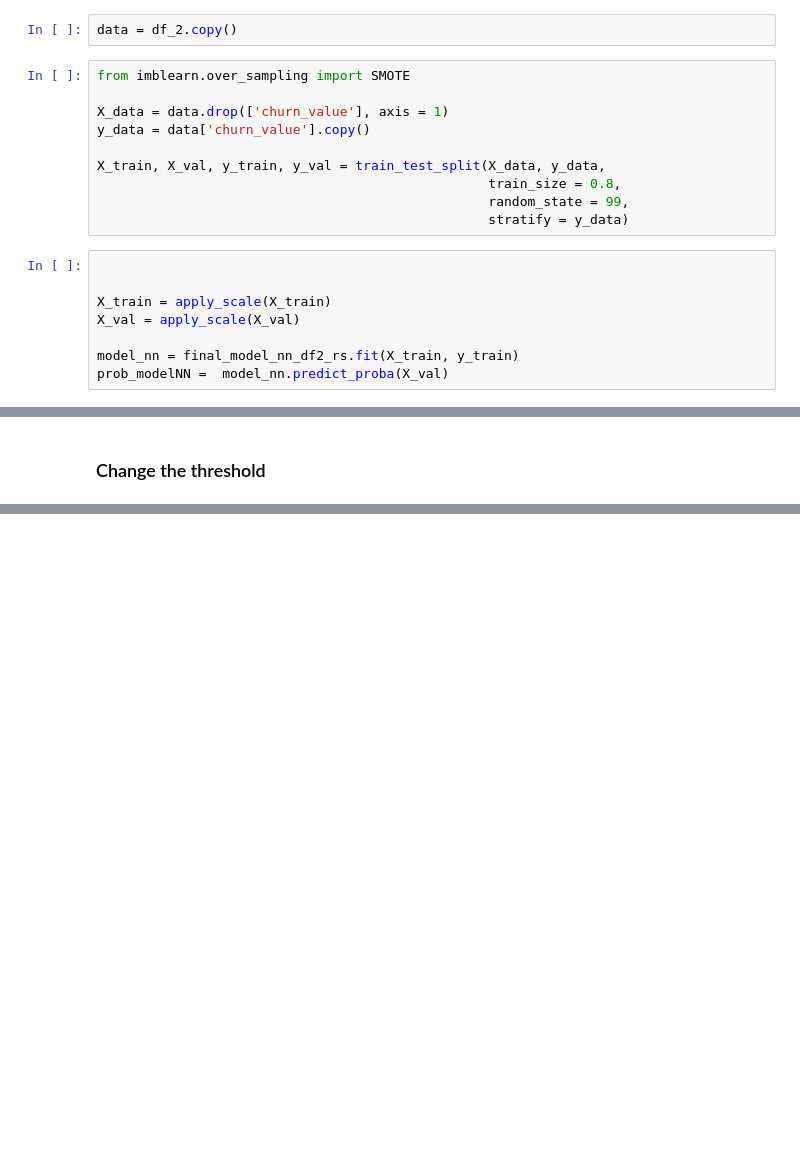
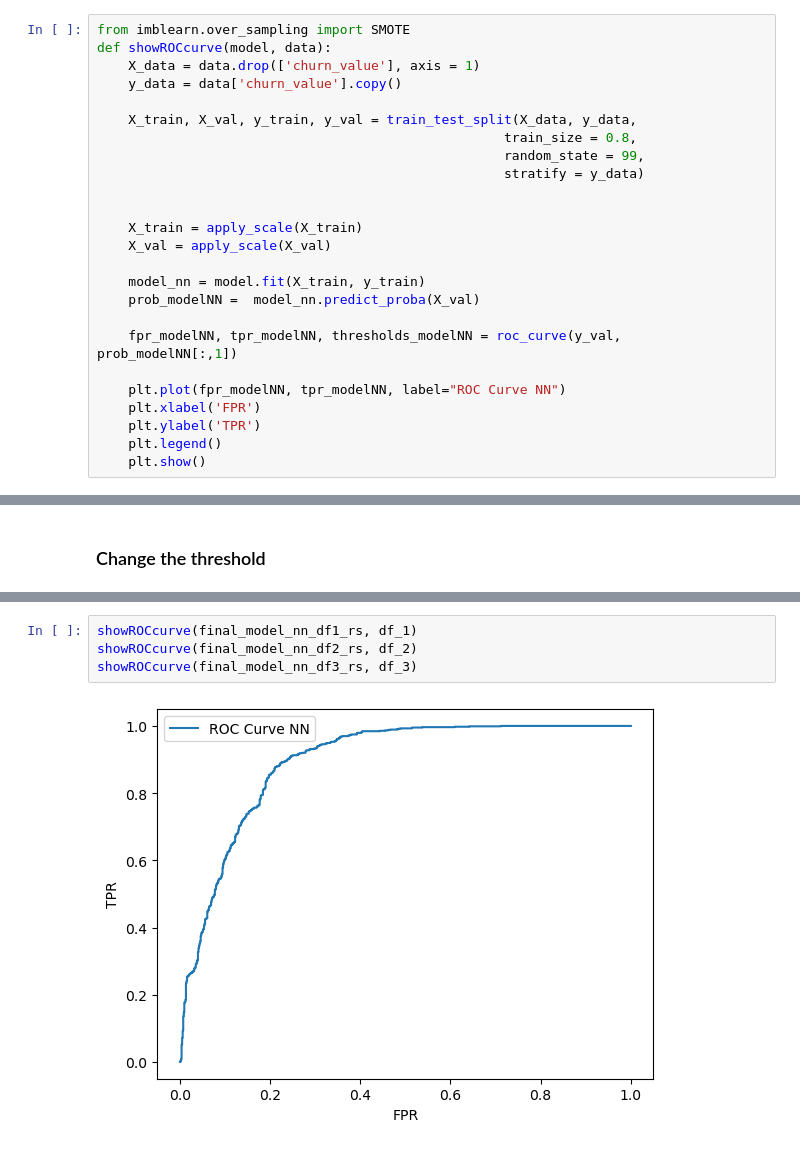
Before and after one commit to dalmeida64/NOVAIMS_EDSB25_30, a Jupyter notebook: src/03_Models/0304_Neural_Networks.ipynb, the cells around one changed output, grey strips where cells are left out. Drawn from its saved outputs; the diff is of its cells as text; blank space fills up the shorter version.

Commit message:
Feat: Finalização do codigo (Ainda acho haver necessidade de rever o pre processing)

```diff
--- a/src/03_Models/0304_Neural_Networks.ipynb
+++ b/src/03_Models/0304_Neural_Networks.ipynb
@@ -360,23 +360,28 @@ f1_score
 | NN | 0.934+/-0.0123 | 0.87+/-0.0025 |
 # %% [markdown]
 ### Plot ROC
-# %%
-data = df_2.copy()
 # %%
 from imblearn.over_sampling import SMOTE
+def showROCcurve(model, data):
+    X_data = data.drop(['churn_value'], axis = 1)
+    y_data = data['churn_value'].copy()
 
-X_data = data.drop(['churn_value'], axis = 1)
-y_data = data['churn_value'].copy()
+    X_train, X_val, y_train, y_val = train_test_split(X_data, y_data,
+                                                    train_size = 0.8,
+                                                    random_state = 99,
+                                                    stratify = y_data)
 
-X_train, X_val, y_train, y_val = train_test_split(X_data, y_data,
-                                                  train_size = 0.8,
-                                                  random_state = 99,
-                                                  stratify = y_data)
+
+    X_train = apply_scale(X_train)
+    X_val = apply_scale(X_val)
+
+    model_nn = model.fit(X_train, y_train)
+    prob_modelNN =  model_nn.predict_proba(X_val)
+
+    fpr_modelNN, tpr_modelNN, thresholds_modelNN = roc_curve(y_val, prob_modelNN[:,1])
+
+    plt.plot(fpr_modelNN, tpr_modelNN, label="ROC Curve NN")
+    plt.xlabel('FPR')
+    plt.ylabel('TPR')
+    plt.legend()
+    plt.show()
-# %%
-
-
-X_train = apply_scale(X_train)
-X_val = apply_scale(X_val)
-
-model_nn = final_model_nn_df2_rs.fit(X_train, y_train)
-prob_modelNN =  model_nn.predict_proba(X_val)
@@ -431,0 +423,6 @@ Best Threshold=0.420183, F-Score=0.856
+# %%
+showROCcurve(final_model_nn_df1_rs, df_1)
+showROCcurve(final_model_nn_df2_rs, df_2)
+showROCcurve(final_model_nn_df3_rs, df_3)
+# %% [output]
+[figure, added]
```
Also changed, not shown: parts of 5 cells of this notebook, 2 other files.
